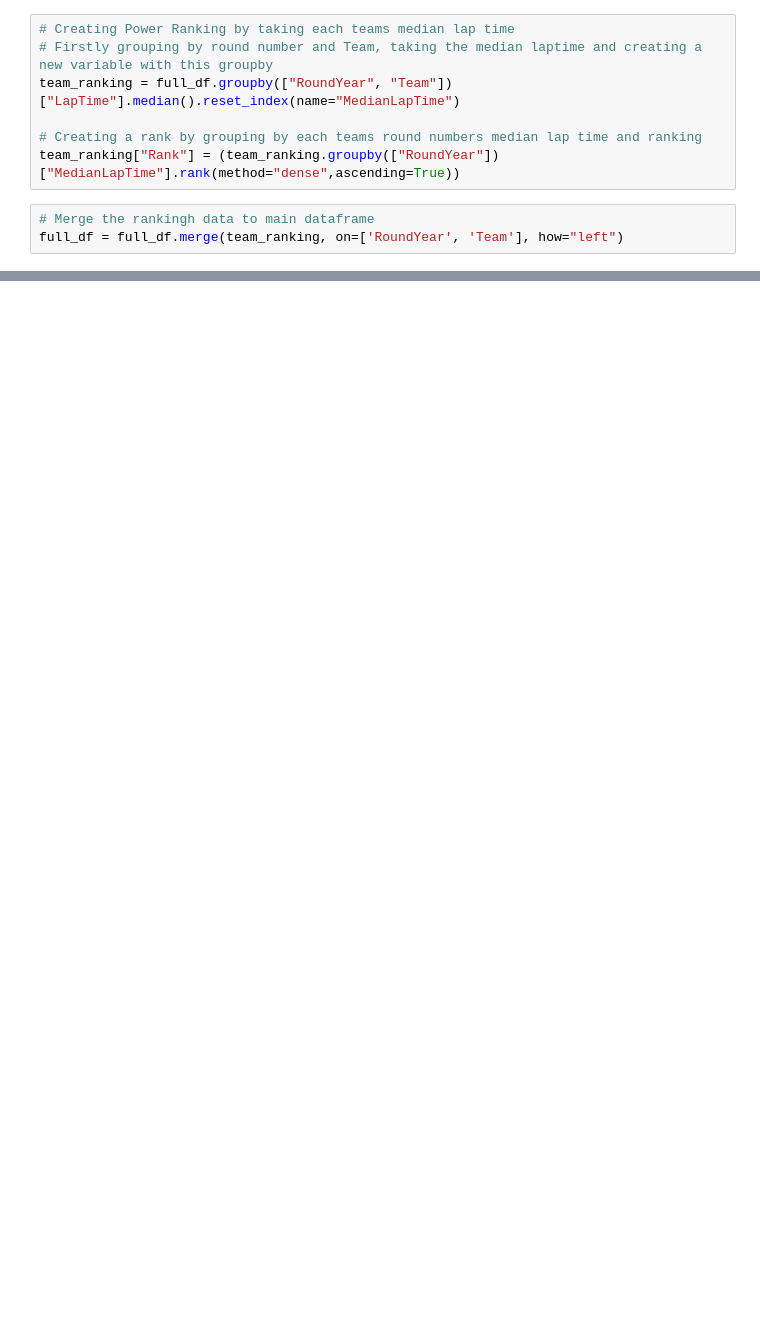
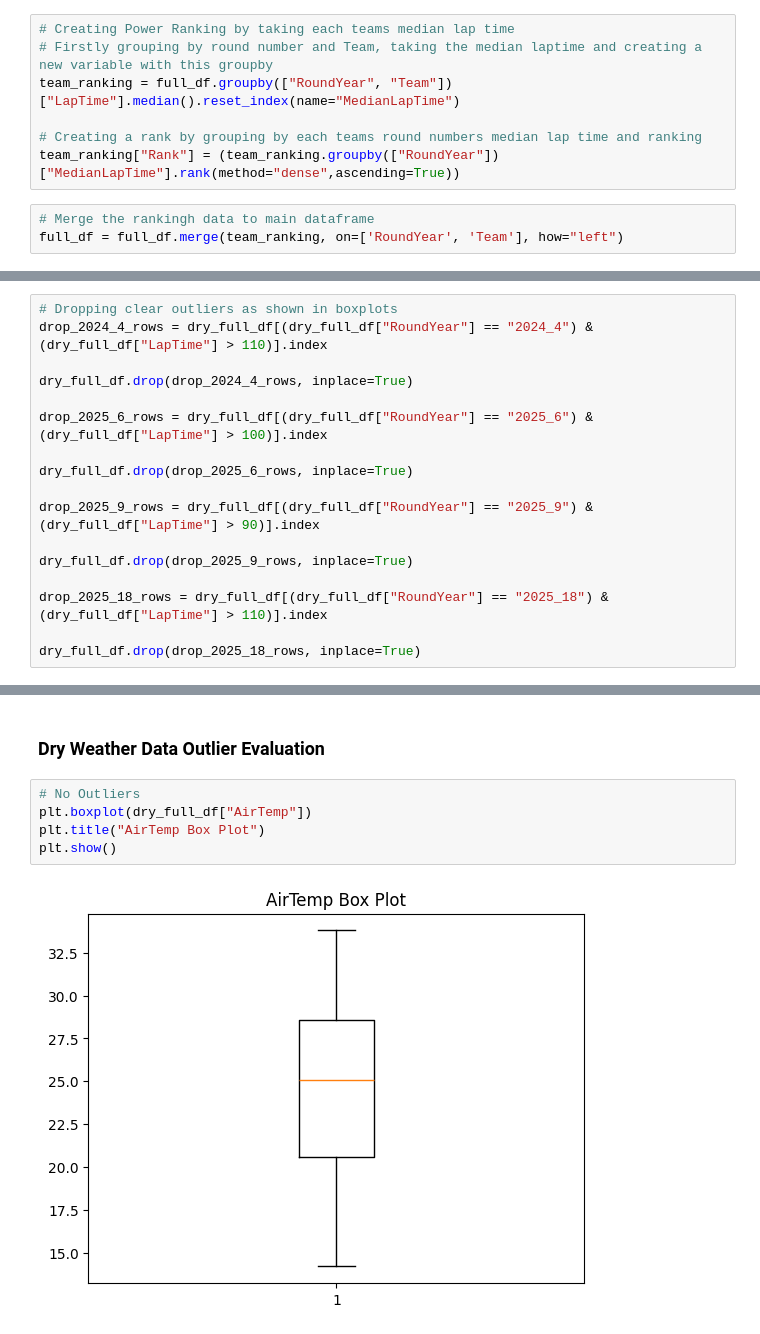
Before and after one commit to cillianmurphy45/F1-Machine-Learning-Model, a Jupyter notebook: Cleaning_Data.ipynb, the cells around one changed output, grey strips where cells are left out. Drawn from its saved outputs; the diff is of its cells as text; blank space fills up the shorter version.

```diff
--- a/Cleaning_Data.ipynb
+++ b/Cleaning_Data.ipynb
@@ -525,0 +618,17 @@ full_df = full_df.merge(team_ranking, on=['RoundYear', 'Team'], how="left")
+# %%
+# Dropping clear outliers as shown in boxplots
+drop_2024_4_rows = dry_full_df[(dry_full_df["RoundYear"] == "2024_4") & (dry_full_df["LapTime"] > 110)].index
+
+dry_full_df.drop(drop_2024_4_rows, inplace=True)
+
+drop_2025_6_rows = dry_full_df[(dry_full_df["RoundYear"] == "2025_6") & (dry_full_df["LapTime"] > 100)].index
+
+dry_full_df.drop(drop_2025_6_rows, inplace=True)
+
+drop_2025_9_rows = dry_full_df[(dry_full_df["RoundYear"] == "2025_9") & (dry_full_df["LapTime"] > 90)].index
+
+dry_full_df.drop(drop_2025_9_rows, inplace=True)
+
+drop_2025_18_rows = dry_full_df[(dry_full_df["RoundYear"] == "2025_18") & (dry_full_df["LapTime"] > 110)].index
+
+dry_full_df.drop(drop_2025_18_rows, inplace=True)
@@ -525,0 +670,9 @@ full_df = full_df.merge(team_ranking, on=['RoundYear', 'Team'], how="left")
+# %% [markdown]
+### Dry Weather Data Outlier Evaluation
+# %%
+# No Outliers
+plt.boxplot(dry_full_df["AirTemp"])
+plt.title("AirTemp Box Plot")
+plt.show()
+# %% [output]
+[figure, added]
```
Also changed, not shown: parts of 73 cells of this notebook.
